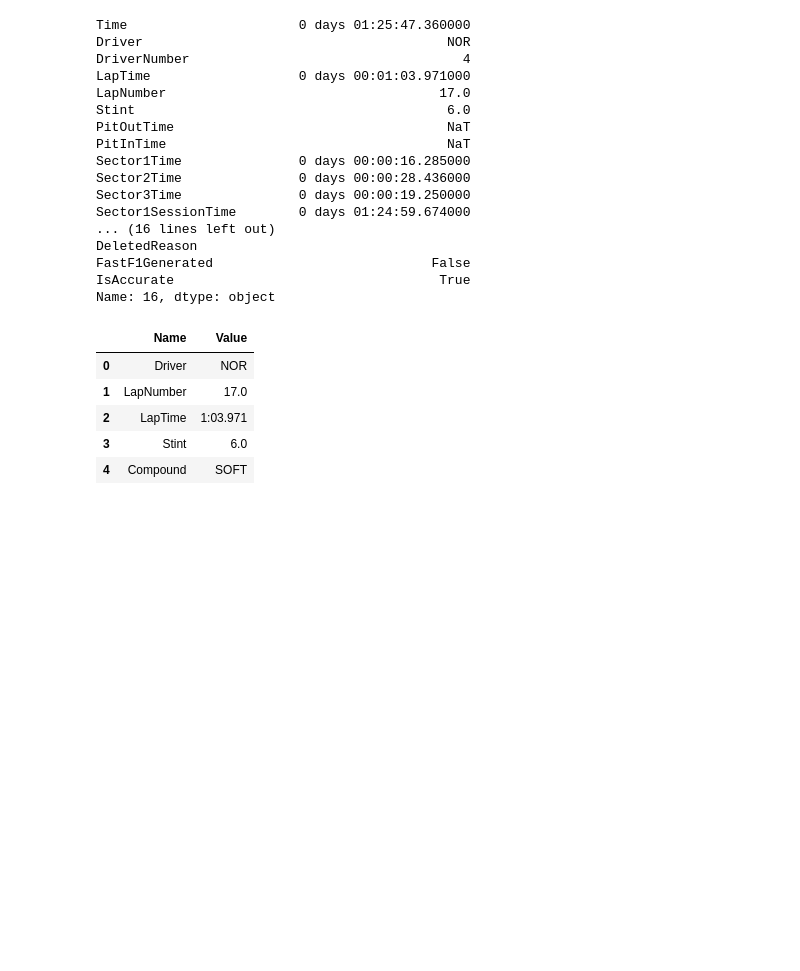
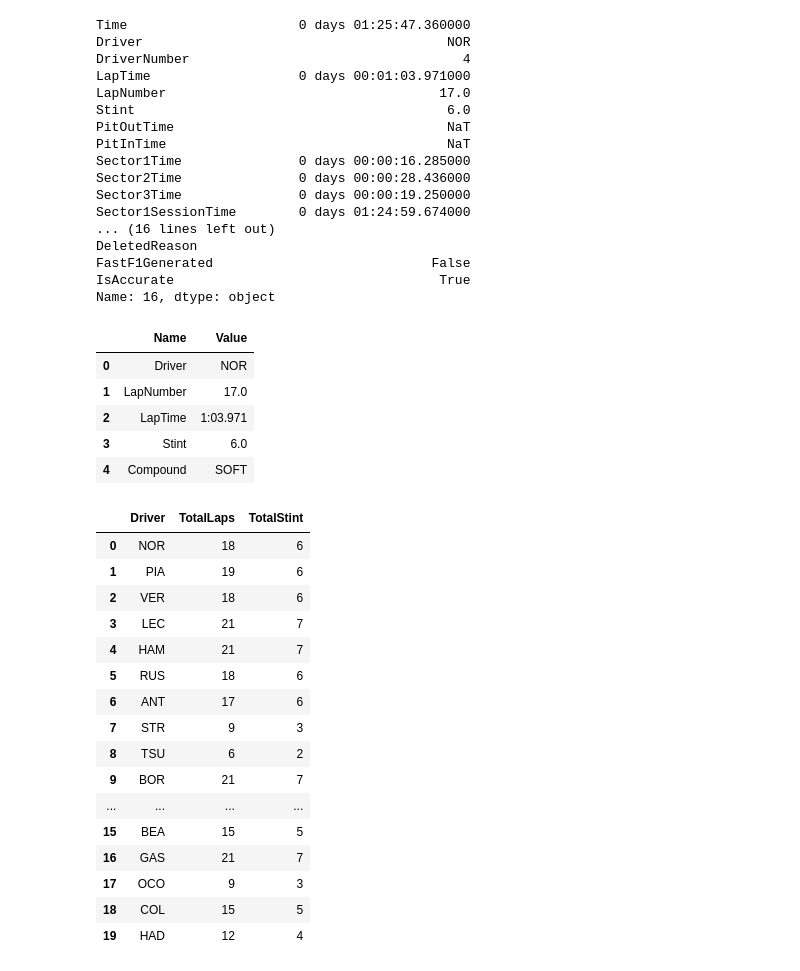
Before and after one commit to Mohandas-KJ/Slipstream-F1, a Jupyter notebook: 2026_Austria_GP/notebooks/01_results_and_laps.ipynb, the cells around one changed output. Saved outputs shown, nothing was run; the diff lists cells and outputs as text; code cells hidden in the pictures; blank space fills up the shorter version.

Commit message:
Add qualifying lap stint data and analysis for Austria GP 2026

```diff
--- a/2026_Austria_GP/notebooks/01_results_and_laps.ipynb
+++ b/2026_Austria_GP/notebooks/01_results_and_laps.ipynb
@@ -146,3 +147,25 @@ pretty_fast
 | 2 | LapTime | 1:03.971 |
 | 3 | Stint | 6.0 |
 | 4 | Compound | SOFT |
+# %%
+# Get the total lap, stint made by each driver
+lap_stint_summary = slipclassify.get_lap_stint(Q_lap)
+lap_stint_summary
+# %% [output]
+|  | Driver | TotalLaps | TotalStint |
+| 0 | NOR | 18 | 6 |
+| 1 | PIA | 19 | 6 |
+| 2 | VER | 18 | 6 |
+| 3 | LEC | 21 | 7 |
+| 4 | HAM | 21 | 7 |
+| 5 | RUS | 18 | 6 |
+| 6 | ANT | 17 | 6 |
+| 7 | STR | 9 | 3 |
+| 8 | TSU | 6 | 2 |
+| 9 | BOR | 21 | 7 |
+| ... | ... | ... | ... |
+| 15 | BEA | 15 | 5 |
+| 16 | GAS | 21 | 7 |
+| 17 | OCO | 9 | 3 |
+| 18 | COL | 15 | 5 |
+| 19 | HAD | 12 | 4 |
```
Also changed, not shown: parts of 2 cells of this notebook, 3 other files.
